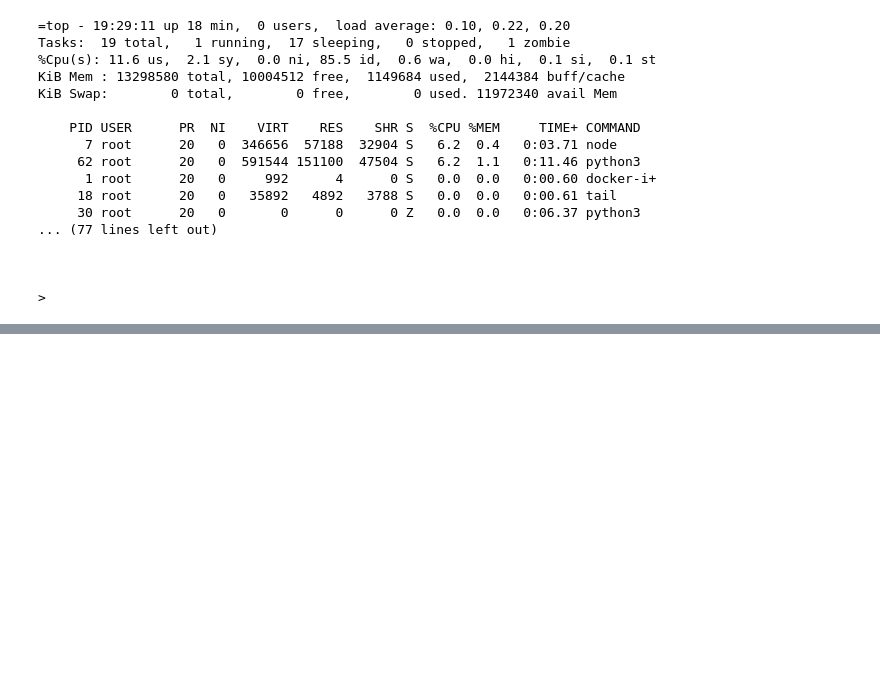
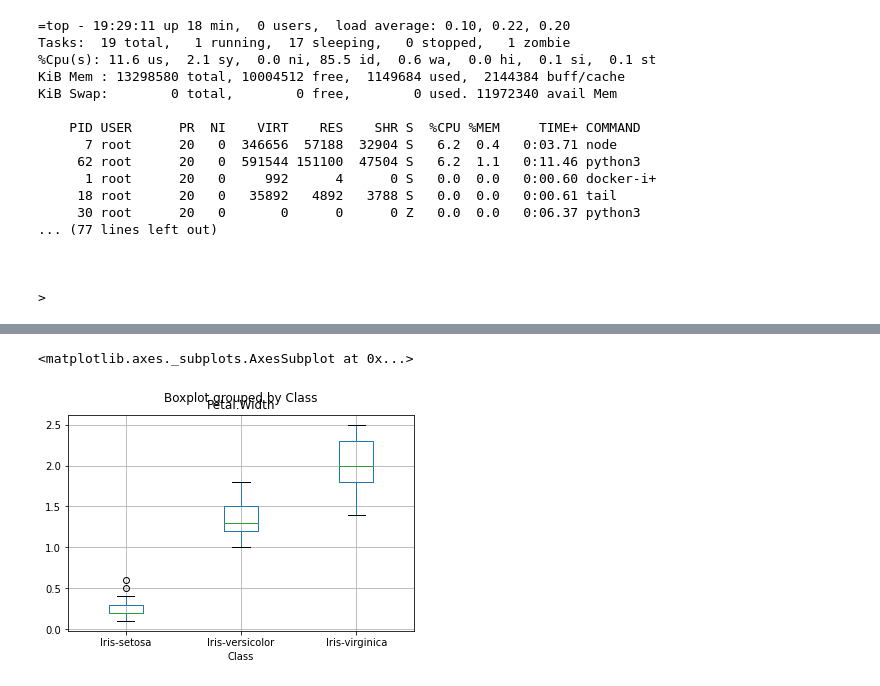
Before and after one commit to aidang56/CMU_PGSS_2022, a Jupyter notebook: Week01/MyFirstNotebook.ipynb, the cells around one changed output, grey strips where cells are left out. Saved outputs shown, nothing was run; the diff lists cells and outputs as text; code cells hidden in the pictures; blank space fills up the shorter version.

```diff
--- a/Week01/MyFirstNotebook.ipynb
+++ b/Week01/MyFirstNotebook.ipynb
@@ -48,0 +93,5 @@ KiB Swap:        0 total,        0 free,        0 used. 11972340 avail Mem
+# %%
+df2.boxplot('Petal.Width', 'Class')
+# %% [output]
+<matplotlib.axes._subplots.AxesSubplot at 0x...>
+[figure, added]
```
Also changed, not shown: parts of 5 cells of this notebook.
